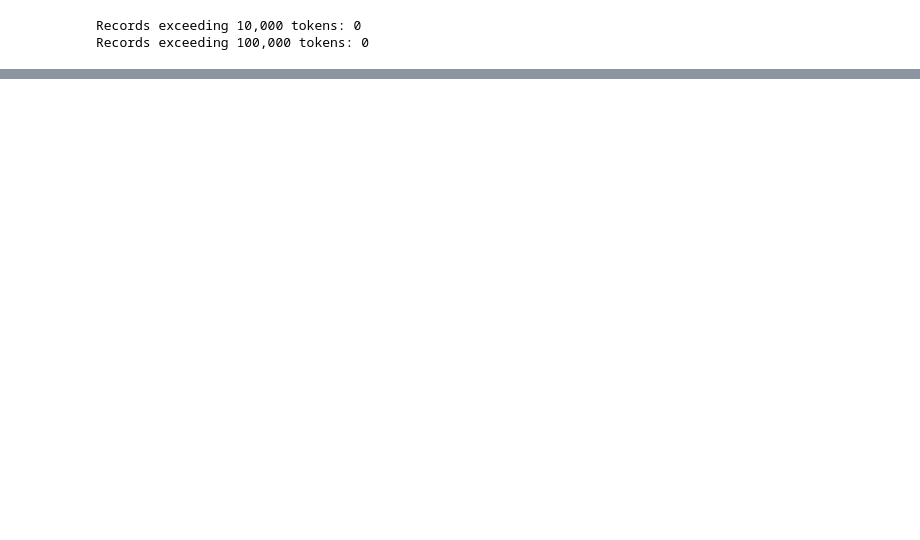
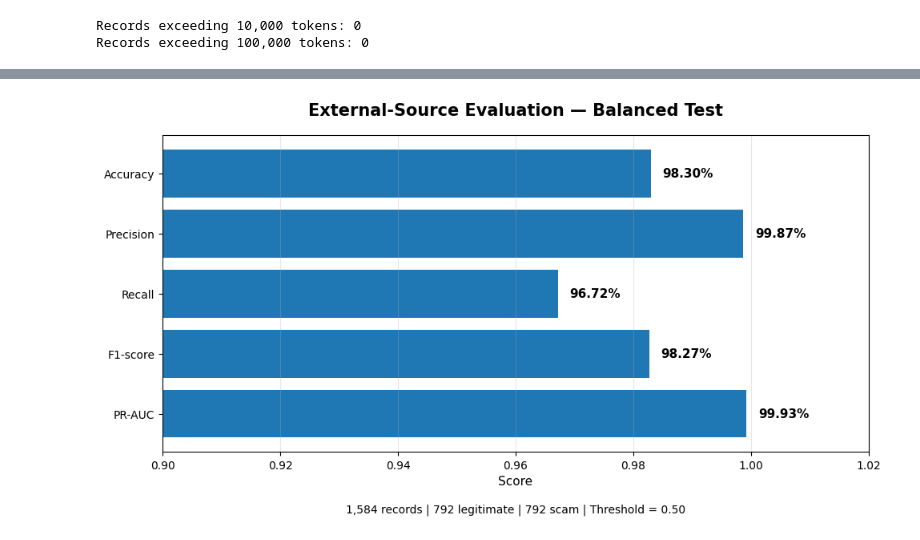
Before and after one commit to Supan-Roy/financial-scam-analysis, a Jupyter notebook: notebooks/09_external_source_generalization_evaluation.ipynb, the cells around one changed output, grey strips where cells are left out. Cells and saved outputs as stored; diff of their text form; code cells hidden in the pictures; blank space fills up the shorter version.

```diff
--- a/notebooks/09_external_source_generalization_evaluation.ipynb
+++ b/notebooks/09_external_source_generalization_evaluation.ipynb
@@ -446,0 +1228,54 @@ Records exceeding 100,000 tokens: 0
+# %%
+# ============================================================
+# CELL 21B: MAIN RESULT — BALANCED TEST PERFORMANCE
+# ============================================================
+
+balanced_metrics = {
+    "Accuracy": accuracy_score(y_true_bal, y_pred_bal),
+    "Precision": precision_score(y_true_bal, y_pred_bal),
+    "Recall": recall_score(y_true_bal, y_pred_bal),
+    "F1-score": f1_score(y_true_bal, y_pred_bal),
+    "PR-AUC": average_precision_score(y_true_bal, y_prob_bal)
+}
+
+fig, ax = plt.subplots(figsize=(10, 5.5))
+
+names = list(balanced_metrics.keys())
+values = list(balanced_metrics.values())
+
+bars = ax.barh(names, values)
+
+ax.set_xlim(0.90, 1.02)
+ax.set_xlabel("Score", fontsize=11)
+ax.set_title(
+    "External-Source Evaluation — Balanced Test",
+    fontsize=15,
+    fontweight="bold",
+    pad=18
+)
+
+ax.invert_yaxis()
+ax.grid(axis="x", alpha=0.3)
+
+for bar, value in zip(bars, values):
+    ax.text(
+        value + 0.002,
+        bar.get_y() + bar.get_height() / 2,
+        f"{value * 100:.2f}%",
+        va="center",
+        fontsize=11,
+        fontweight="bold"
+    )
+
+ax.text(
+    0.5, -0.19,
+    "1,584 records | 792 legitimate | 792 scam | Threshold = 0.50",
+    transform=ax.transAxes,
+    ha="center",
+    fontsize=10
+)
+
+plt.tight_layout()
+plt.show()
+# %% [output]
+[figure, added]
```
Also changed, not shown: parts of 18 cells of this notebook.
